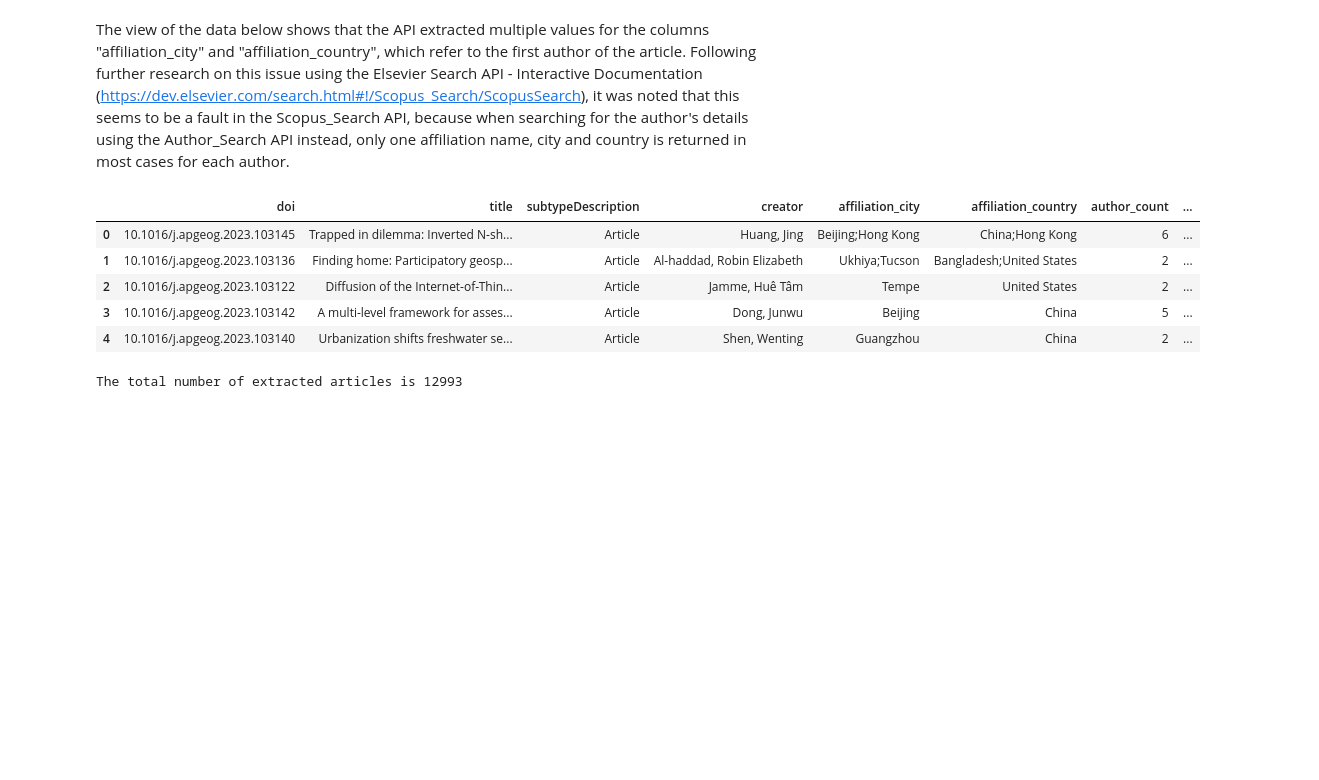
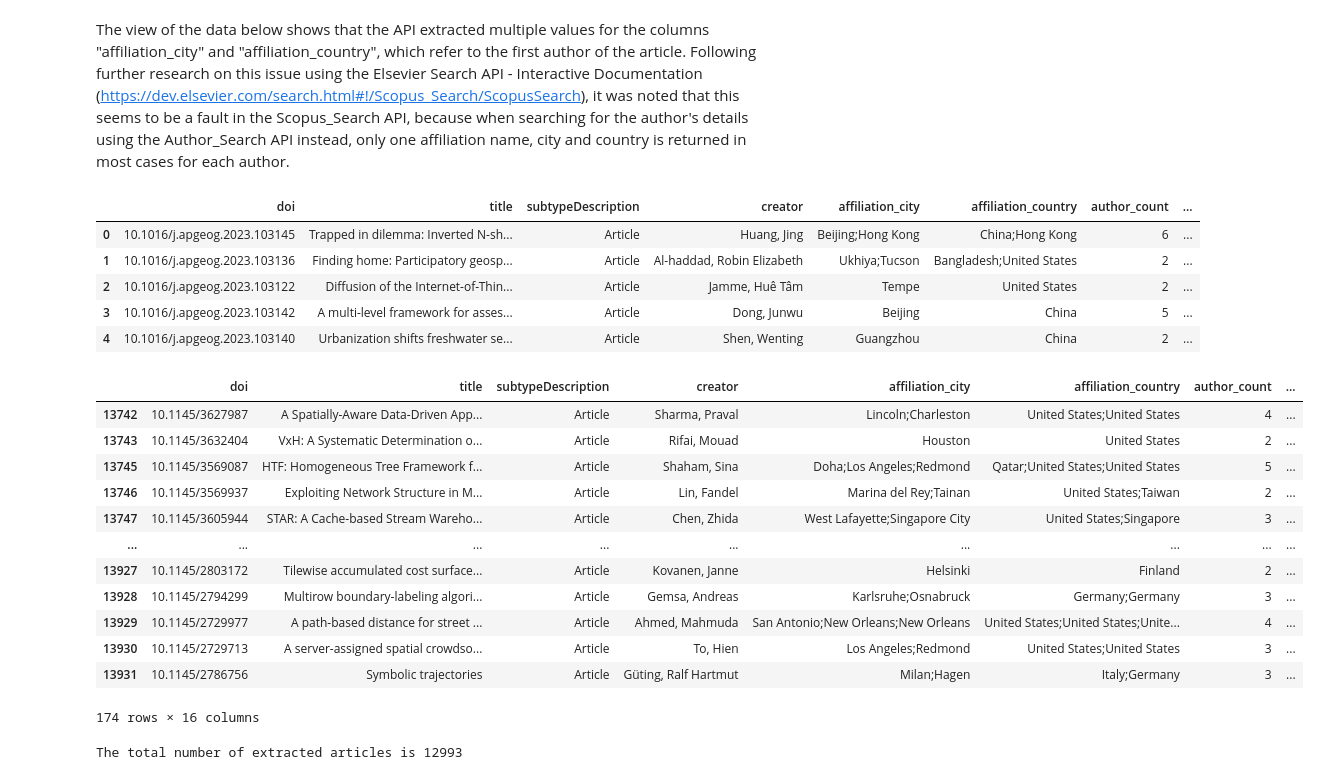
Before and after one commit to Arg-Pep/CS648---Project-ID-24-8, a Jupyter notebook: CS648 - Code.ipynb, the cells around one changed output. Saved outputs shown, nothing was run; the diff lists cells and outputs as text; code cells hidden in the pictures; blank space fills up the shorter version.

```diff
--- a/CS648 - Code.ipynb
+++ b/CS648 - Code.ipynb
@@ -507,6 +507,22 @@ scopus_api_df.head(5)
 | 2 | 10.1016/j.apgeog.2023.103122 | Diffusion of the Internet-of-Thin... | Article | Jamme, Huê Tâm | Tempe | United States | 2 | ... |
 | 3 | 10.1016/j.apgeog.2023.103142 | A multi-level framework for asses... | Article | Dong, Junwu | Beijing | China | 5 | ... |
 | 4 | 10.1016/j.apgeog.2023.103140 | Urbanization shifts freshwater se... | Article | Shen, Wenting | Guangzhou | China | 2 | ... |
+# %%
+scopus_api_df[scopus_api_df['publicationName'] == 'ACM Transactions on Spatial Algorithms and Systems']
+# %% [output]
+|  | doi | title | subtypeDescription | creator | affiliation_city | affiliation_country | author_count | ... |
+| 13742 | 10.1145/3627987 | A Spatially-Aware Data-Driven App... | Article | Sharma, Praval | Lincoln;Charleston | United States;United States | 4 | ... |
+| 13743 | 10.1145/3632404 | VxH: A Systematic Determination o... | Article | Rifai, Mouad | Houston | United States | 2 | ... |
+| 13745 | 10.1145/3569087 | HTF: Homogeneous Tree Framework f... | Article | Shaham, Sina | Doha;Los Angeles;Redmond | Qatar;United States;United States | 5 | ... |
+| 13746 | 10.1145/3569937 | Exploiting Network Structure in M... | Article | Lin, Fandel | Marina del Rey;Tainan | United States;Taiwan | 2 | ... |
+| 13747 | 10.1145/3605944 | STAR: A Cache-based Stream Wareho... | Article | Chen, Zhida | West Lafayette;Singapore City | United States;Singapore | 3 | ... |
+| ... | ... | ... | ... | ... | ... | ... | ... | ... |
+| 13927 | 10.1145/2803172 | Tilewise accumulated cost surface... | Article | Kovanen, Janne | Helsinki | Finland | 2 | ... |
+| 13928 | 10.1145/2794299 | Multirow boundary-labeling algori... | Article | Gemsa, Andreas | Karlsruhe;Osnabruck | Germany;Germany | 3 | ... |
+| 13929 | 10.1145/2729977 | A path-based distance for street ... | Article | Ahmed, Mahmuda | San Antonio;New Orleans;New Orleans | United States;United States;Unite... | 4 | ... |
+| 13930 | 10.1145/2729713 | A server-assigned spatial crowdso... | Article | To, Hien | Los Angeles;Redmond | United States;United States | 3 | ... |
+| 13931 | 10.1145/2786756 | Symbolic trajectories | Article | Güting, Ralf Hartmut | Milan;Hagen | Italy;Germany | 3 | ... |
+174 rows × 16 columns
 # %%
 # Checking lenght of df
 
```
Also changed, not shown: parts of 12 cells of this notebook, 2 other files.
